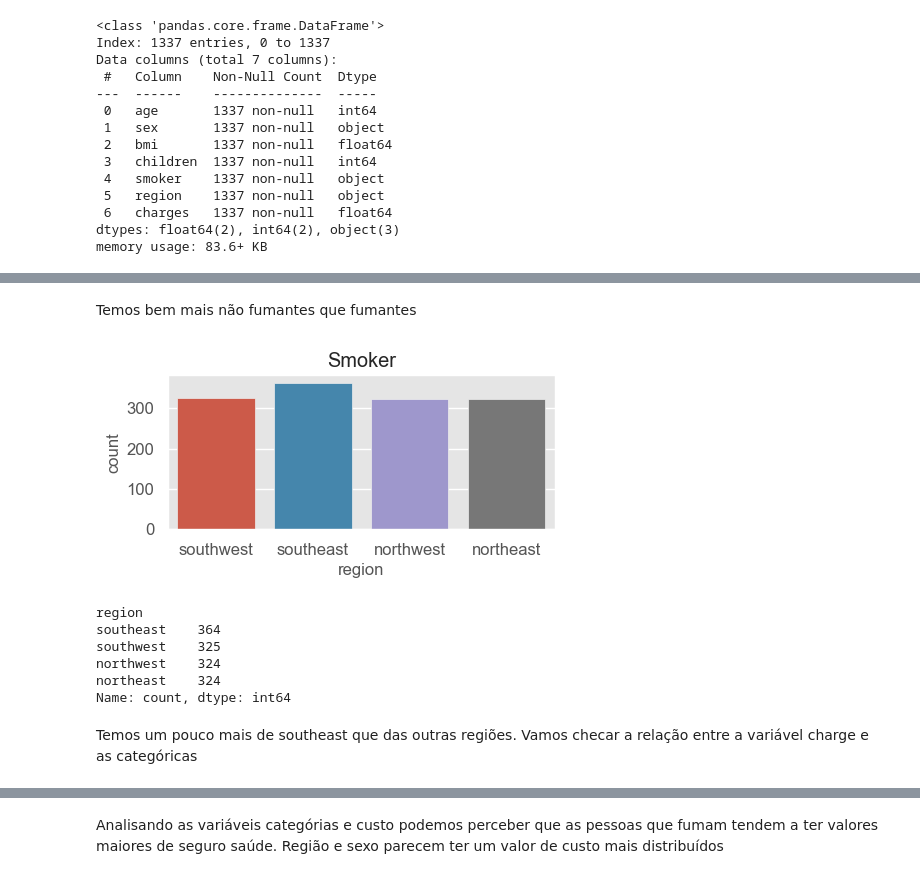
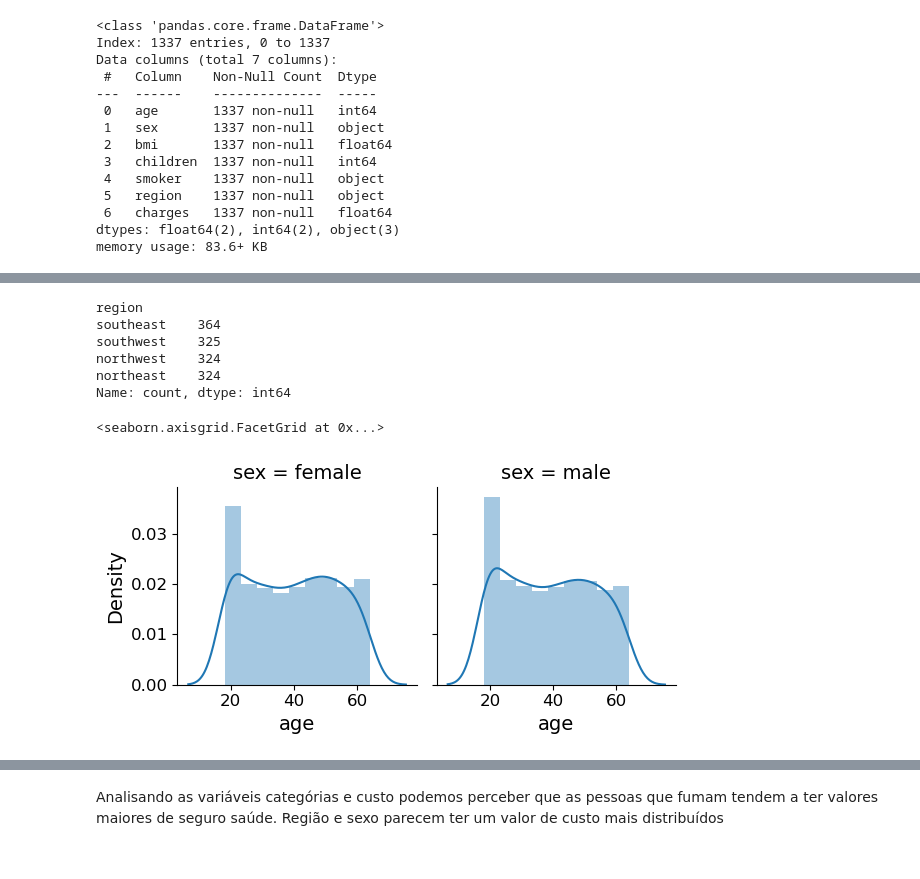
Before and after one commit to andrelimabessa/postech-2024, a Jupyter notebook: insurance.ipynb, the cells around one changed output, grey strips where cells are left out. Cells and saved outputs as stored; diff of their text form; code cells hidden in the pictures.

```diff
--- a/insurance.ipynb
+++ b/insurance.ipynb
@@ -86,13 +92,3 @@ plt.show()
-# %% [markdown]
-Temos bem mais não fumantes que fumantes
-# %%
-# Qual a relação entre fumantes e não fumantes na base de dados?
-plt.figure(figsize=(5,2))
-sns.countplot(x='region', data=data_frame)
-plt.title('Smoker')
-plt.show()
-# %% [output]
-[figure, removed]
 # %%
 data_frame["region"].value_counts()
 # %% [output]
@@ -102,5 +98,9 @@ southwest    325
 northwest    324
 northeast    324
 Name: count, dtype: int64
-# %% [markdown]
-Temos um pouco mais de southeast que das outras regiões. Vamos checar a relação entre a variável charge e as categóricas
+# %%
+grid = sns.FacetGrid(data_frame, col = 'sex')
+grid.map(sns.distplot, 'age')
+# %% [output]
+<seaborn.axisgrid.FacetGrid at 0x...>
+[figure, added]
```
Also changed, not shown: parts of 53 cells of this notebook, 1 other file.
